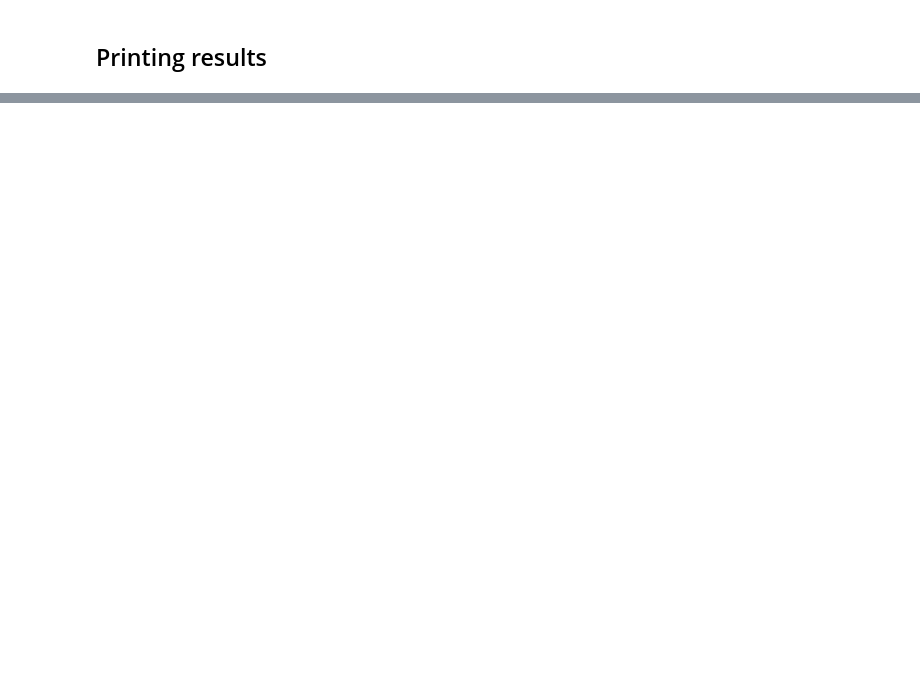
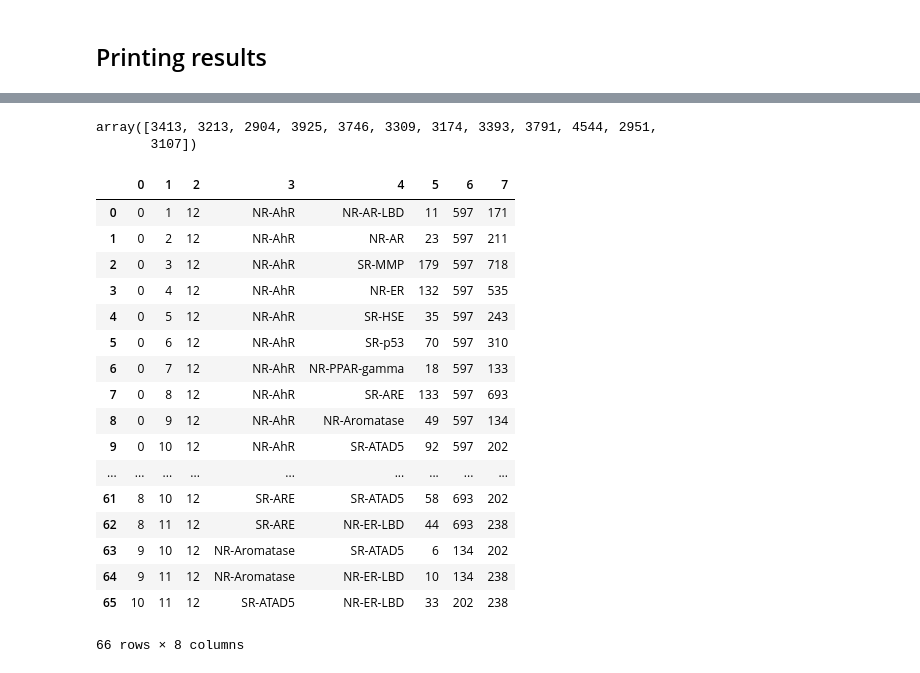
Before and after one commit to etoestja/PCCBio, a Jupyter notebook: code/MLC_PCC.ipynb, the cells around one changed output, grey strips where cells are left out. Saved outputs shown, nothing was run; the diff lists cells and outputs as text; code cells hidden in the pictures; blank space fills up the shorter version.

```diff
--- a/code/MLC_PCC.ipynb
+++ b/code/MLC_PCC.ipynb
@@ -231,0 +352,3 @@ S     &   0.78 +- 0.03 &  0.77 +- 0.05 &  0.77 +- 0.05 &  0.62 +- 0.06 \\
+# %%
+Y[0]
+DF = pandas.DataFrame
@@ -231,0 +372,46 @@ S     &   0.78 +- 0.03 &  0.77 +- 0.05 &  0.77 +- 0.05 &  0.62 +- 0.06 \\
+# %%
+np.sum(Y[:,:]==999,axis=0)
+# %% [output]
+array([3413, 3213, 2904, 3925, 3746, 3309, 3174, 3393, 3791, 4544, 2951,
+       3107])
+# %%
+res=[]
+
+i = 0
+while i < 12:
+    j = i + 1
+    while j < 12:
+        e = np.sum(np.all(Y[:, [i,j]]==1,axis=1))
+        f = np.sum(np.all(Y[:, [i]]==1,axis=1))
+        g = np.sum(np.all(Y[:, [j]]==1,axis=1))
+        res.append([i,j,k,receptor_names[i],receptor_names[j],e,f,g])
+        j += 1
+    i += 1
+
+#for i in range(12):
+#    res[i] = {}
+##    for j in range(12):
+ #       a = np.sum(np.all(Y[:, [i,j]]!=999,axis=1))
+ #       b = np.sum(np.all(Y[:, [i,j]]==1,axis=1))
+ #       res[i][j] = [a,b,receptor_names[i],receptor_names[j]]
+# %%
+DF(res)
+# %% [output]
+|  | 0 | 1 | 2 | 3 | 4 | 5 | 6 | 7 |
+| 0 | 0 | 1 | 12 | NR-AhR | NR-AR-LBD | 11 | 597 | 171 |
+| 1 | 0 | 2 | 12 | NR-AhR | NR-AR | 23 | 597 | 211 |
+| 2 | 0 | 3 | 12 | NR-AhR | SR-MMP | 179 | 597 | 718 |
+| 3 | 0 | 4 | 12 | NR-AhR | NR-ER | 132 | 597 | 535 |
+| 4 | 0 | 5 | 12 | NR-AhR | SR-HSE | 35 | 597 | 243 |
+| 5 | 0 | 6 | 12 | NR-AhR | SR-p53 | 70 | 597 | 310 |
+| 6 | 0 | 7 | 12 | NR-AhR | NR-PPAR-gamma | 18 | 597 | 133 |
+| 7 | 0 | 8 | 12 | NR-AhR | SR-ARE | 133 | 597 | 693 |
+| 8 | 0 | 9 | 12 | NR-AhR | NR-Aromatase | 49 | 597 | 134 |
+| 9 | 0 | 10 | 12 | NR-AhR | SR-ATAD5 | 92 | 597 | 202 |
+| ... | ... | ... | ... | ... | ... | ... | ... | ... |
+| 61 | 8 | 10 | 12 | SR-ARE | SR-ATAD5 | 58 | 693 | 202 |
+| 62 | 8 | 11 | 12 | SR-ARE | NR-ER-LBD | 44 | 693 | 238 |
+| 63 | 9 | 10 | 12 | NR-Aromatase | SR-ATAD5 | 6 | 134 | 202 |
+| 64 | 9 | 11 | 12 | NR-Aromatase | NR-ER-LBD | 10 | 134 | 238 |
+| 65 | 10 | 11 | 12 | SR-ATAD5 | NR-ER-LBD | 33 | 202 | 238 |
+66 rows × 8 columns
```
Also changed, not shown: parts of 33 cells of this notebook, 3 other files.
